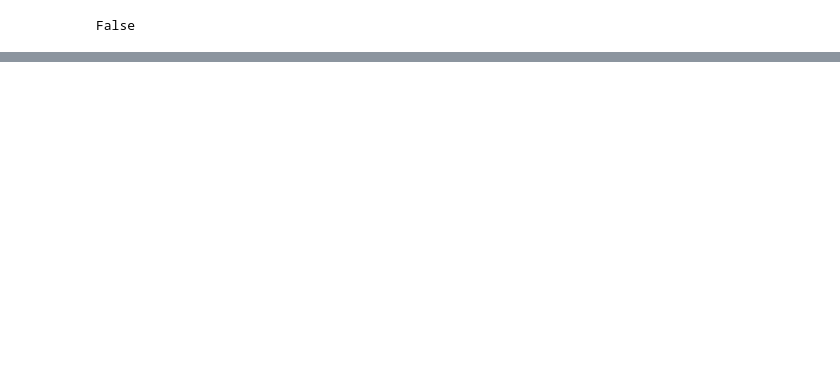
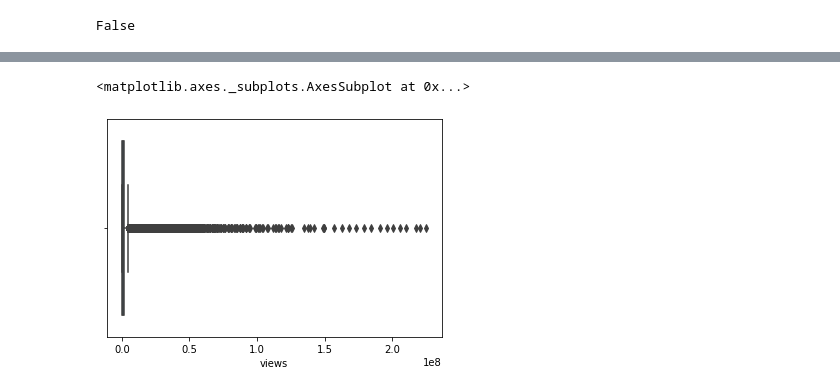
Before and after one commit to fariha23/YouTube_Data_Analysis_Video_Categories, a Jupyter notebook: YouTube_Data_Wrangling_Ver1.ipynb, the cells around one changed output, grey strips where cells are left out. Drawn from its saved outputs; the diff is of its cells as text; code cells hidden in the pictures; blank space fills up the shorter version.

```diff
--- a/YouTube_Data_Wrangling_Ver1.ipynb
+++ b/YouTube_Data_Wrangling_Ver1.ipynb
@@ -180,0 +201,3 @@ usa_df_dropcol[(usa_df_dropcol['likes']== 0) & (usa_df_dropcol['ratings_disabled
+# %%
+usa_df_clean=usa_df_dropcol
+mx_df_clean=mx_df_dropcol
@@ -180,0 +231,5 @@ usa_df_dropcol[(usa_df_dropcol['likes']== 0) & (usa_df_dropcol['ratings_disabled
+# %%
+sns.boxplot(x=usa_df_clean['views'])
+# %% [output]
+<matplotlib.axes._subplots.AxesSubplot at 0x...>
+[figure, added]
```
Also changed, not shown: parts of 22 cells of this notebook.
